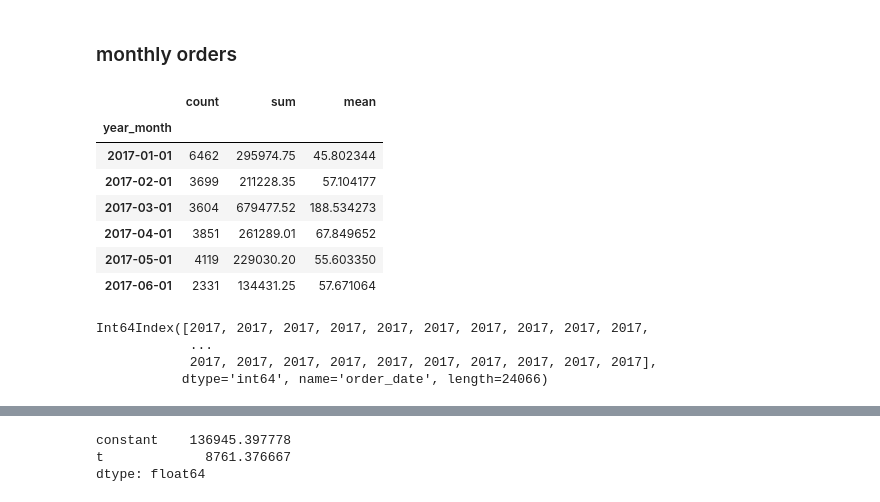
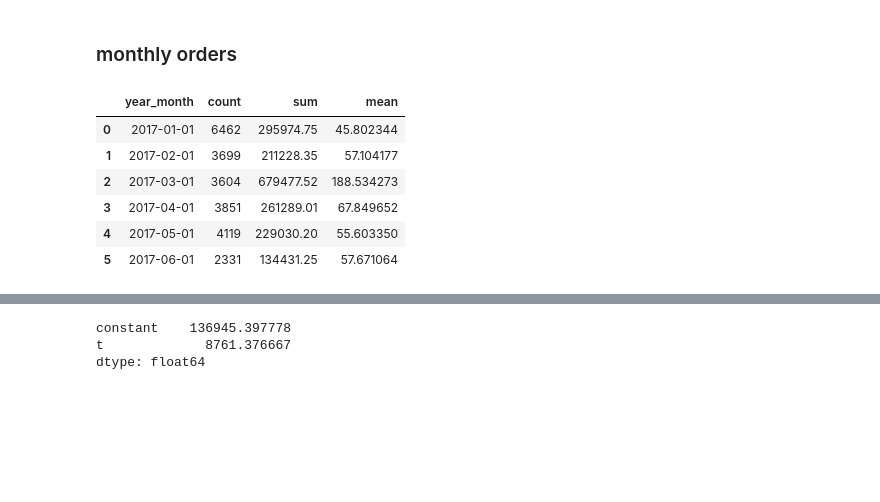
Before and after one commit to ivanlopezlobato/training, a Jupyter notebook: 10_business_cases/business_case.ipynb, the cells around one changed output, grey strips where cells are left out. Drawn from its saved outputs; the diff is of its cells as text; code cells hidden in the pictures; blank space fills up the shorter version.

```diff
--- a/10_business_cases/business_case.ipynb
+++ b/10_business_cases/business_case.ipynb
@@ -167,3 +162,5 @@ dtype: object
+# %%
+orders["customer_id"] = orders["customer_id"].str[:-2]
 # %%
 orders
 # %% [output]
@@ -237,21 +228,13 @@ monthly_revenue.set_index("year_month").plot();
 # %% [markdown]
 ### monthly orders
 # %%
-monthly_orders = orders.groupby(by=["year_month"]).agg(["count", "sum","mean"])["revenue"]
+monthly_orders = orders.groupby(by=["year_month"]).agg(["count", "sum","mean"])["revenue"].reset_index()
 monthly_orders
 # %% [output]
-|  | count | sum | mean |
-| year_month |  |  |  |
-| 2017-01-01 | 6462 | 295974.75 | 45.802344 |
-| 2017-02-01 | 3699 | 211228.35 | 57.104177 |
-| 2017-03-01 | 3604 | 679477.52 | 188.534273 |
-| 2017-04-01 | 3851 | 261289.01 | 67.849652 |
-| 2017-05-01 | 4119 | 229030.20 | 55.603350 |
-| 2017-06-01 | 2331 | 134431.25 | 57.671064 |
+|  | year_month | count | sum | mean |
+| 0 | 2017-01-01 | 6462 | 295974.75 | 45.802344 |
+| 1 | 2017-02-01 | 3699 | 211228.35 | 57.104177 |
+| 2 | 2017-03-01 | 3604 | 679477.52 | 188.534273 |
+| 3 | 2017-04-01 | 3851 | 261289.01 | 67.849652 |
+| 4 | 2017-05-01 | 4119 | 229030.20 | 55.603350 |
+| 5 | 2017-06-01 | 2331 | 134431.25 | 57.671064 |
-# %%
-pd.DatetimeIndex(orders["order_date"]).year
-# %% [output]
-Int64Index([2017, 2017, 2017, 2017, 2017, 2017, 2017, 2017, 2017, 2017,
-            ...
-            2017, 2017, 2017, 2017, 2017, 2017, 2017, 2017, 2017, 2017],
-           dtype='int64', name='order_date', length=24066)
```
Also changed, not shown: parts of 39 cells of this notebook.
